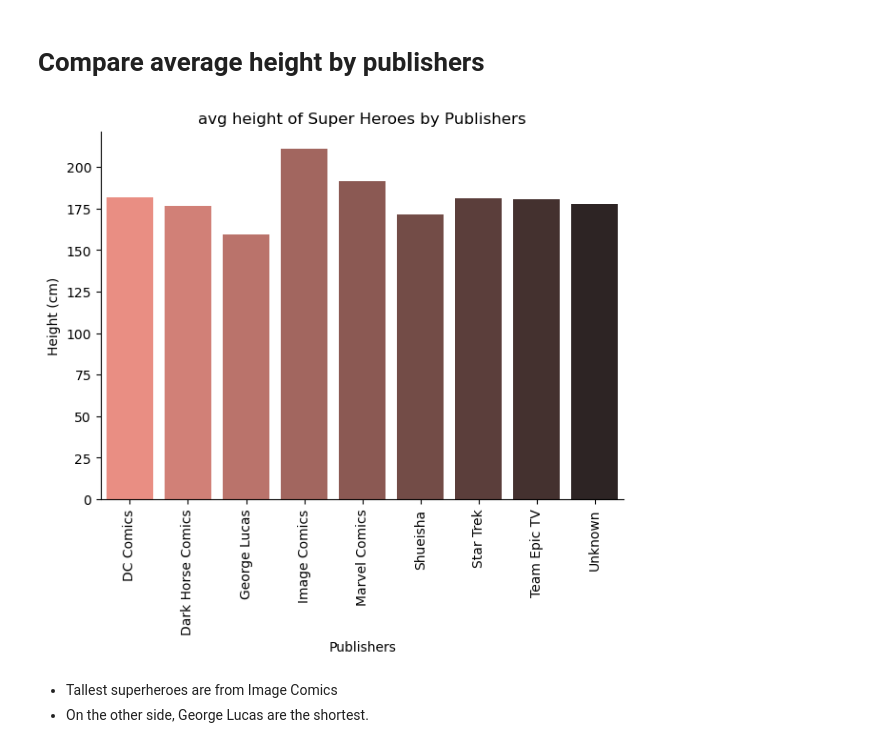
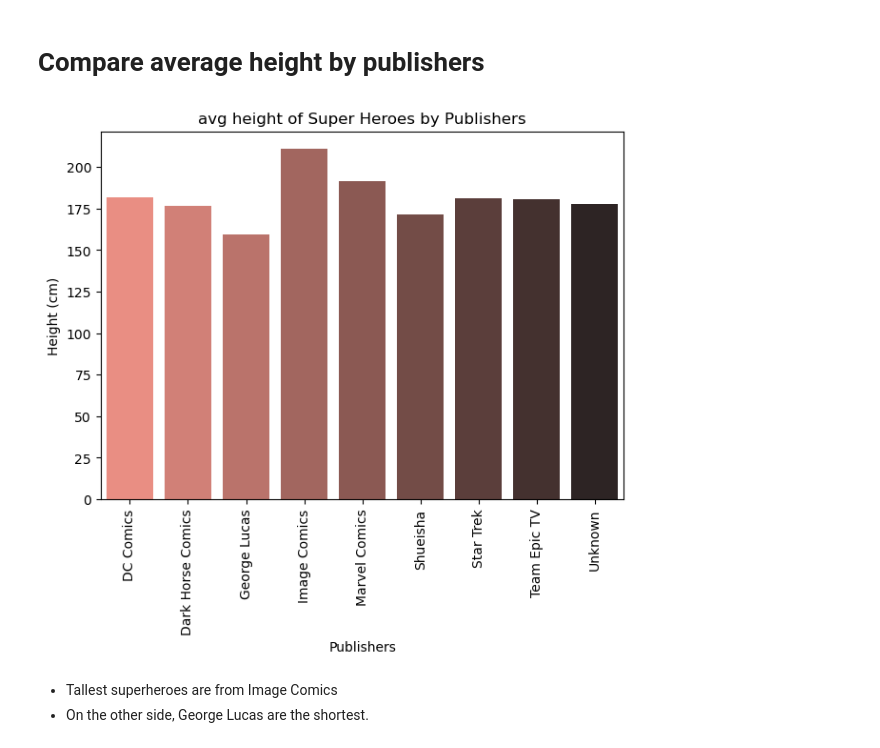
Before and after one commit to J4sonN/Superhero, a Jupyter notebook: SuperHeroes.ipynb, the cells around one changed output. Drawn from its saved outputs; the diff is of its cells as text; code cells hidden in the pictures.

```diff
--- a/SuperHeroes.ipynb
+++ b/SuperHeroes.ipynb
@@ -330,21 +315,16 @@ plt.show();
 # %%
 avg_height_by_publishers = s_merge.groupby('publisher')['height(cm)'].mean().round(2)
 # %%
-#reset index for plotting
 avg_height_by_publishers = avg_height_by_publishers.reset_index()
 sns.barplot(x='publisher', y='height(cm)', data=avg_height_by_publishers, palette = 'dark:salmon_r')
 plt.xlabel('Publishers')
 plt.ylabel('Height (cm)')
 plt.title('avg height of Super Heroes by Publishers')
-
-# Adjust plot aesthetics
-sns.despine()  # Remove the top and right spines
-plt.tight_layout()  # Improve the spacing between elements
+plt.tight_layout()
 plt.xticks(rotation = 90)
-# Show the plot
 plt.show()
 # %% [output]
-[figure, old version]
+[figure, new version]
 # %% [markdown]
 - Tallest superheroes are from Image Comics
 - On the other side, George Lucas are the shortest.
```
Also changed, not shown: parts of 11 cells of this notebook.
